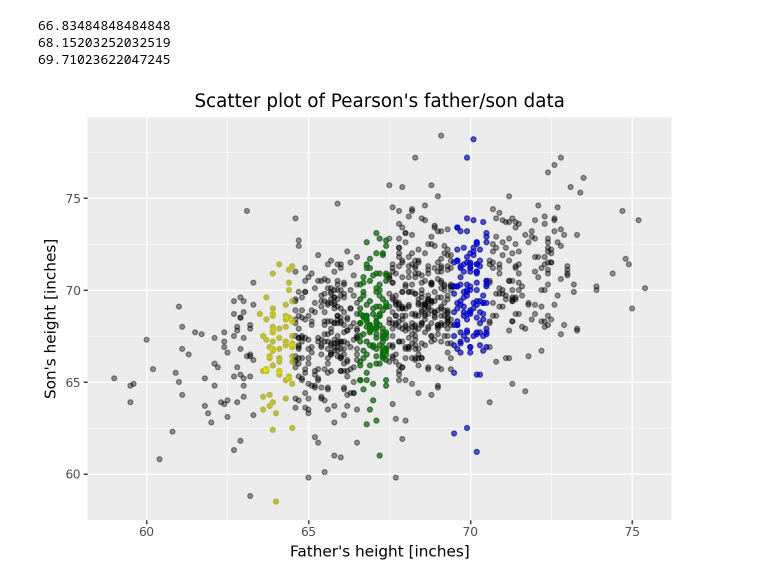
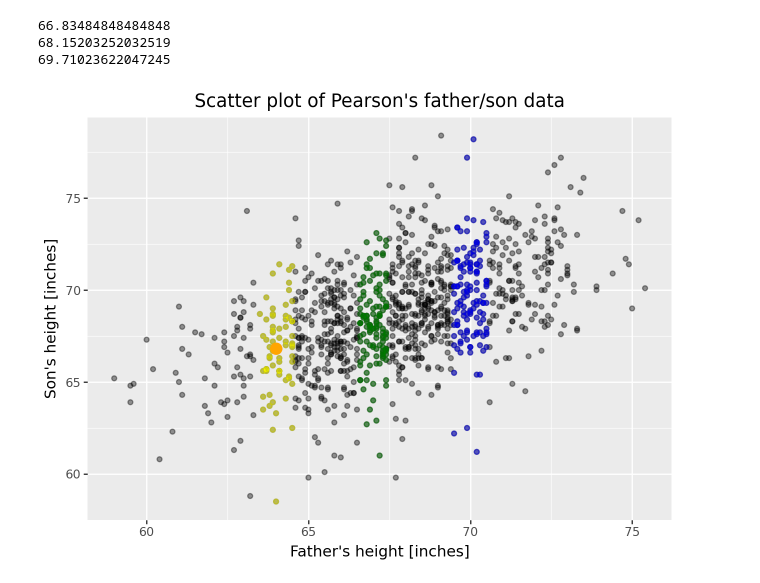
Before and after one commit to blakocha/DARPY2025, a Jupyter notebook: Notes_20251120.ipynb, the cells around one changed output. Cells and saved outputs as stored; diff of their text form; code cells hidden in the pictures.

```diff
--- a/Notes_20251120.ipynb
+++ b/Notes_20251120.ipynb
@@ -94,15 +94,19 @@ print(avgs_70)
 # %%
 G = (
 ggplot(data = df, mapping = aes(x = "Father", y = "Son")) +
   geom_point(alpha=0.4, colour="black") +
   geom_point(data = df64, alpha = 0.4, colour = "yellow") +
   geom_point(data = df67, alpha = 0.4, colour = "green") +
   geom_point(data = df70, alpha = 0.4, colour = "blue") +
   xlab("Father's height [inches]") +
   ylab("Son's height [inches]") +
   ggtitle("Scatter plot of Pearson's father/son data")
  )
 
-G
+(
+G +
+geom_point(data=pd.DataFrame({"Father": [64], "Son": [avgs_64]}),
+  color="orange", size=4)
+  )
 # %% [output]
-[figure, old version]
+[figure, new version]
```
